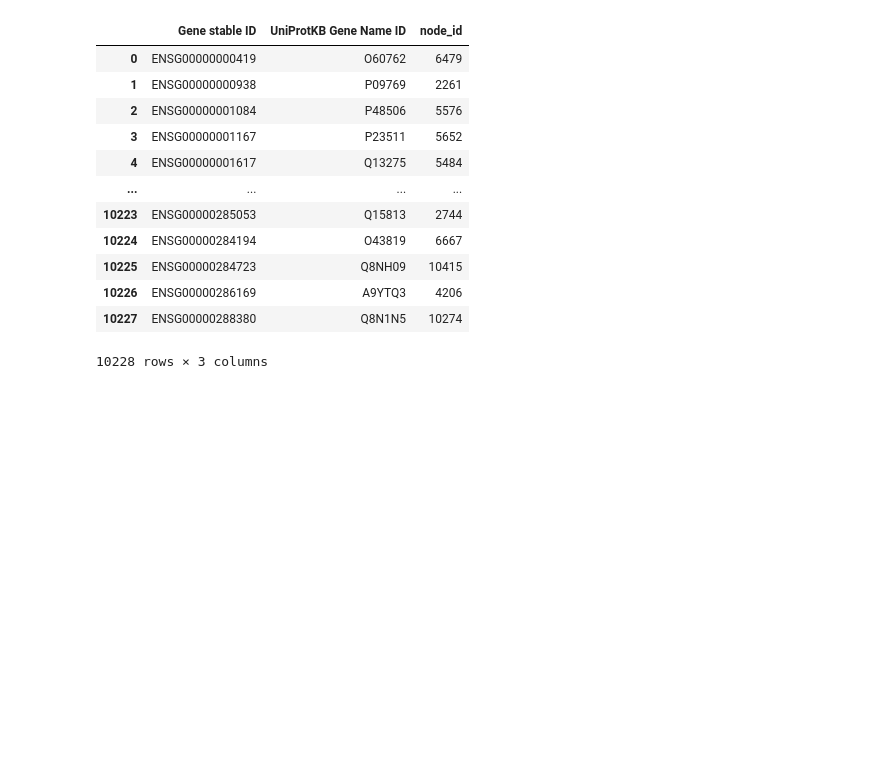
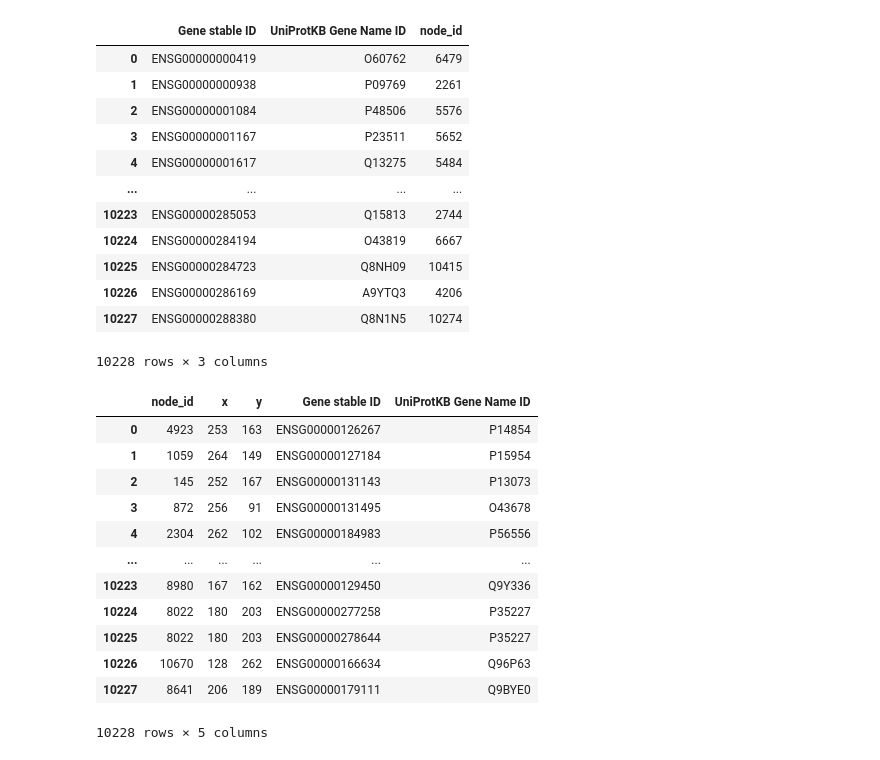
Before and after one commit to pauldrinn/bioeng-project, a Jupyter notebook: process.ipynb, the cells around one changed output. Cells and saved outputs as stored; diff of their text form; code cells hidden in the pictures; blank space fills up the shorter version.

```diff
--- a/process.ipynb
+++ b/process.ipynb
@@ -109,6 +109,22 @@ template
 10228 rows × 3 columns
 # %%
 tempdata = pd.merge(normal_umap_coord, template, on = 'node_id')
+# %%
+tempdata
+# %% [output]
+|  | node_id | x | y | Gene stable ID | UniProtKB Gene Name ID |
+| 0 | 4923 | 253 | 163 | ENSG00000126267 | P14854 |
+| 1 | 1059 | 264 | 149 | ENSG00000127184 | P15954 |
+| 2 | 145 | 252 | 167 | ENSG00000131143 | P13073 |
+| 3 | 872 | 256 | 91 | ENSG00000131495 | O43678 |
+| 4 | 2304 | 262 | 102 | ENSG00000184983 | P56556 |
+| ... | ... | ... | ... | ... | ... |
+| 10223 | 8980 | 167 | 162 | ENSG00000129450 | Q9Y336 |
+| 10224 | 8022 | 180 | 203 | ENSG00000277258 | P35227 |
+| 10225 | 8022 | 180 | 203 | ENSG00000278644 | P35227 |
+| 10226 | 10670 | 128 | 262 | ENSG00000166634 | Q96P63 |
+| 10227 | 8641 | 206 | 189 | ENSG00000179111 | Q9BYE0 |
+10228 rows × 5 columns
 # %%
 brcaex = pd.read_csv('brca.csv').rename(columns = {'Unnamed: 0': 'Gene stable ID'})
 # %%
```
Also changed, not shown: parts of 2 cells of this notebook, 3 other files.
